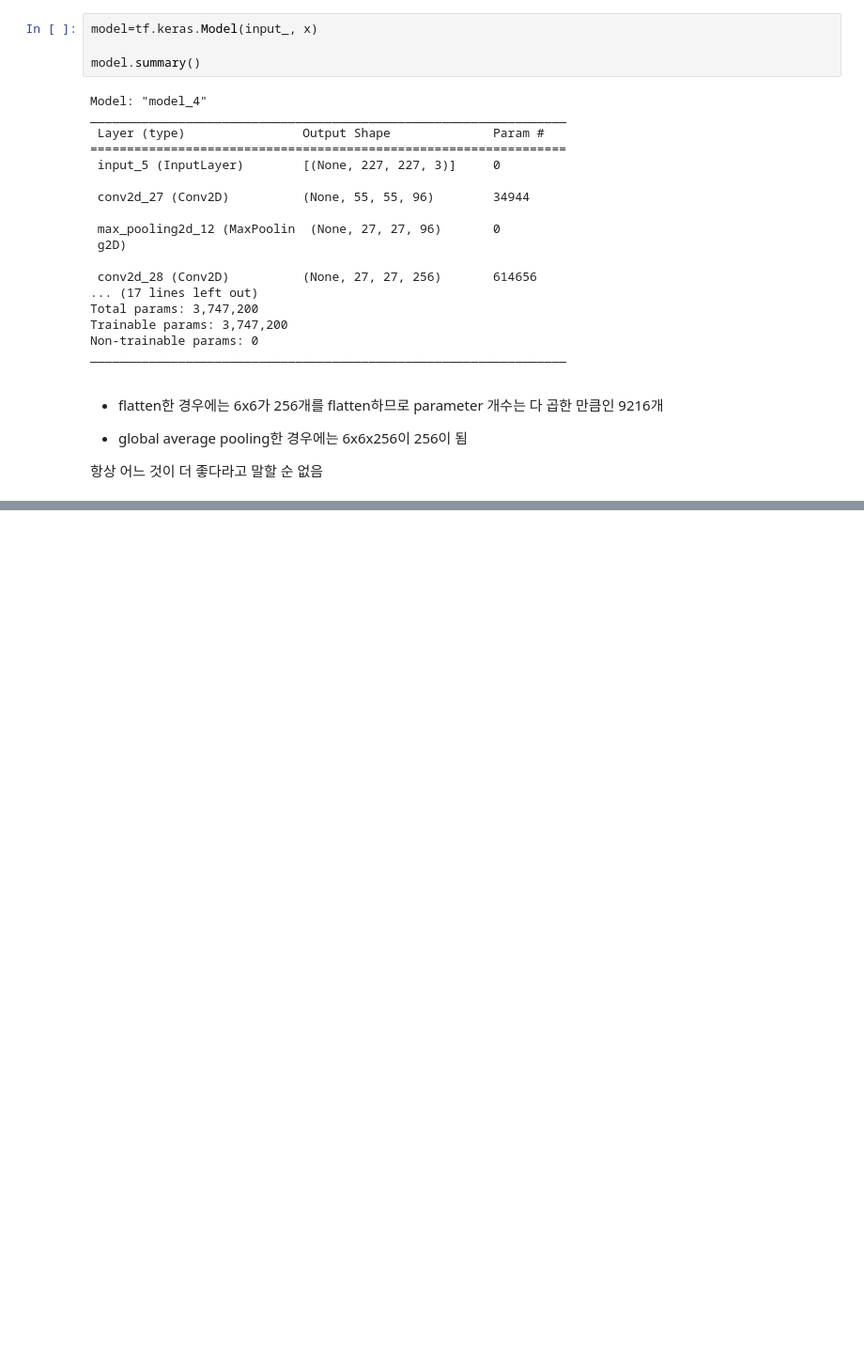
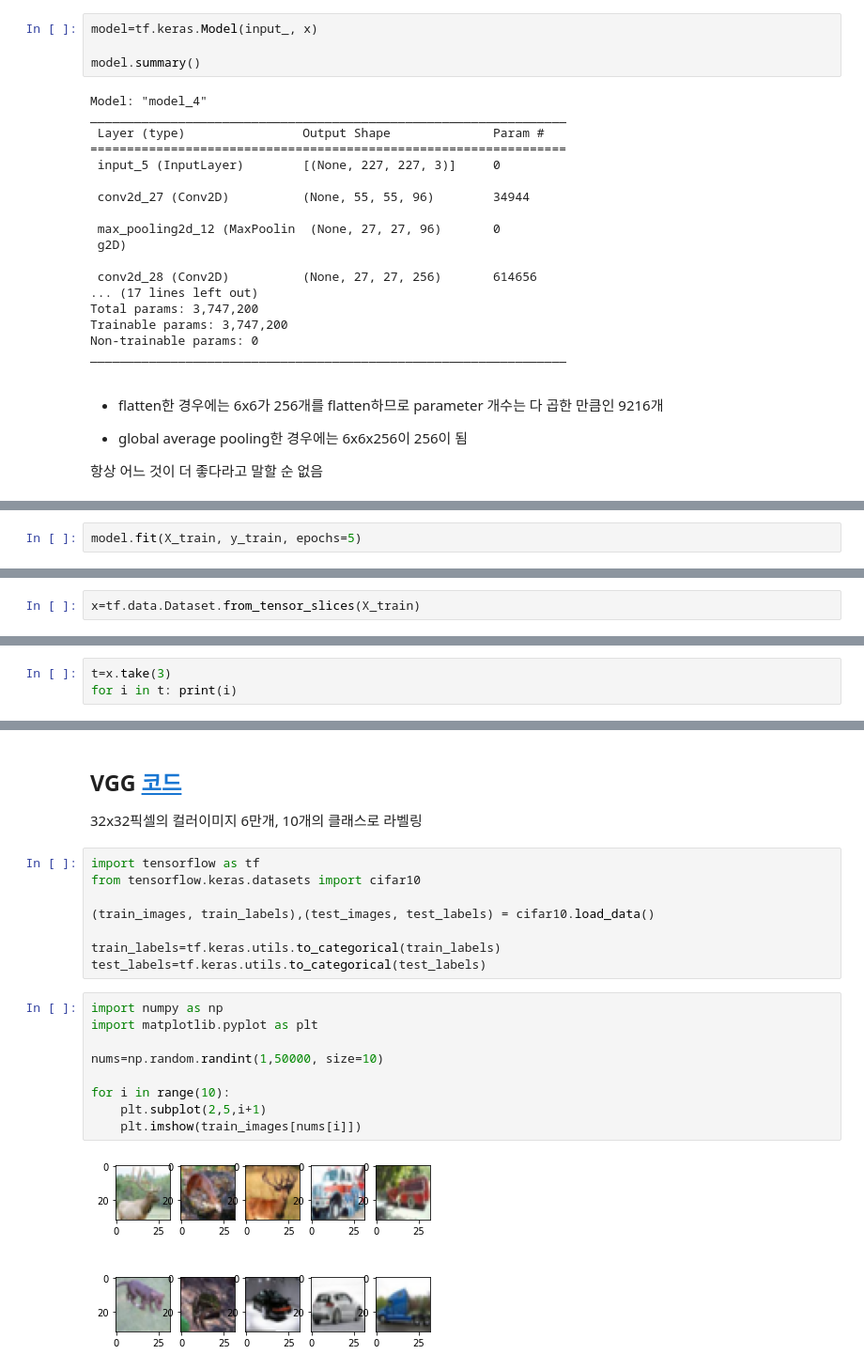
Before and after one commit to engineercha/image-processing-study, a Jupyter notebook: advanced classification.ipynb, the cells around one changed output, grey strips where cells are left out. Shown at 94% size. Cells and saved outputs as stored; diff of their text form; blank space fills up the shorter version.

```diff
--- a/advanced classification.ipynb
+++ b/advanced classification.ipynb
@@ -267,0 +344,2 @@ _________________________________________________________________
+# %%
+model.fit(X_train, y_train, epochs=5)
@@ -267,0 +520,2 @@ _________________________________________________________________
+# %%
+x=tf.data.Dataset.from_tensor_slices(X_train)
@@ -267,0 +546,3 @@ _________________________________________________________________
+# %%
+t=x.take(3)
+for i in t: print(i)
@@ -267,0 +567,23 @@ _________________________________________________________________
+# %% [markdown]
+## VGG [코드](https://lcyking.tistory.com/82)
+
+32x32픽셀의 컬러이미지 6만개, 10개의 클래스로 라벨링
+# %%
+import tensorflow as tf
+from tensorflow.keras.datasets import cifar10
+
+(train_images, train_labels),(test_images, test_labels) = cifar10.load_data()
+
+train_labels=tf.keras.utils.to_categorical(train_labels)
+test_labels=tf.keras.utils.to_categorical(test_labels)
+# %%
+import numpy as np
+import matplotlib.pyplot as plt
+
+nums=np.random.randint(1,50000, size=10)
+
+for i in range(10):
+    plt.subplot(2,5,i+1)
+    plt.imshow(train_images[nums[i]])
+# %% [output]
+[figure, added]
```
Also changed, not shown: parts of 80 cells of this notebook.
